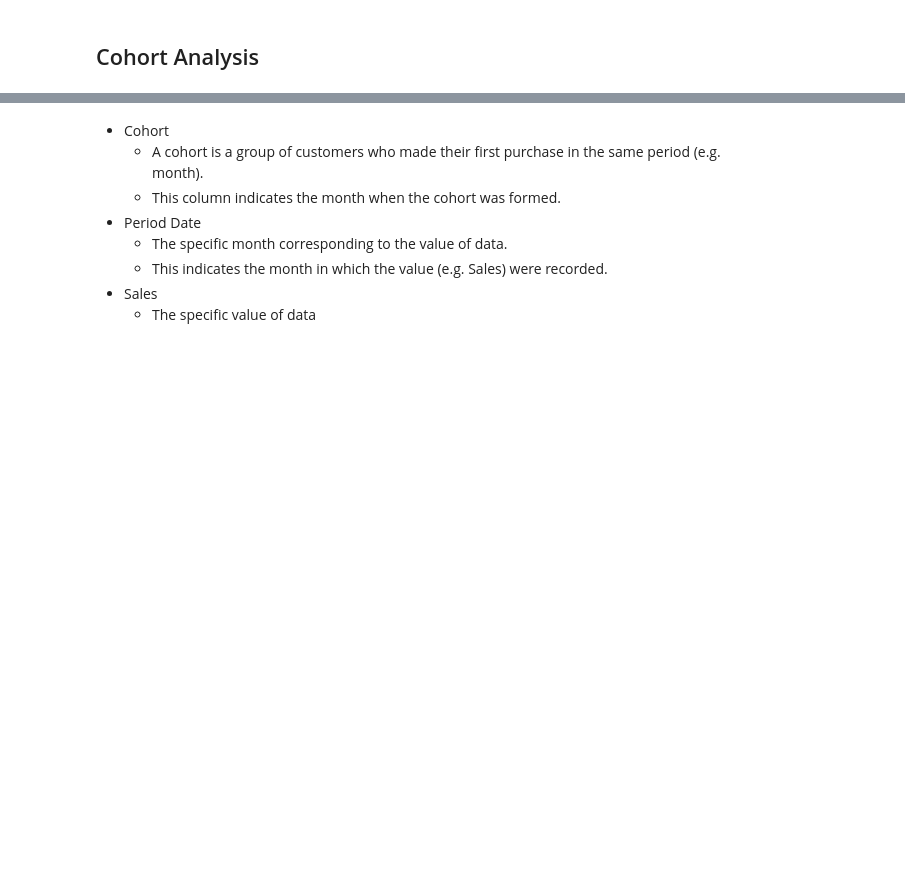
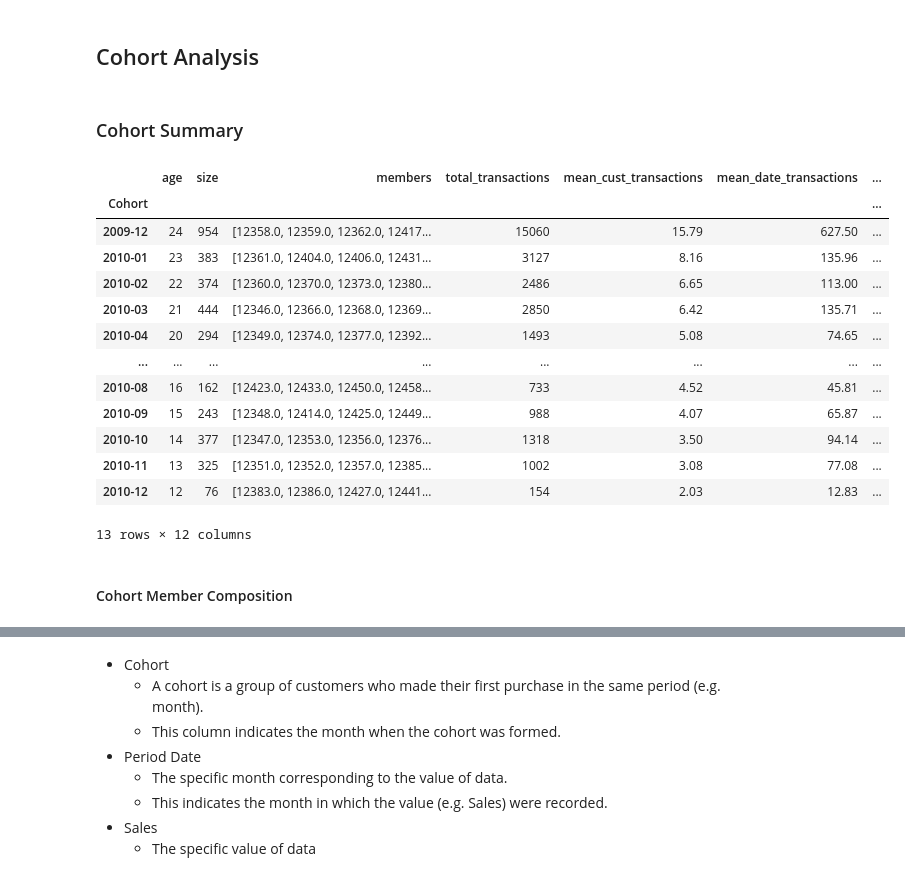
Before and after one commit to Agungvpzz/Customer-Cohort-Analysis, a Jupyter notebook: Cohort Analysis.ipynb, the cells around one changed output, grey strips where cells are left out. Cells and saved outputs as stored; diff of their text form; code cells hidden in the pictures; blank space fills up the shorter version.

```diff
--- a/Cohort Analysis.ipynb
+++ b/Cohort Analysis.ipynb
@@ -19,20 +19,12 @@ Attribute Information:
 ## Environment Setup
 # %%
 import os
-
 import pandas as pd
-import numpy as np
-
 import plotly.express as px
-import plotly.graph_objects as go
-import matplotlib.pyplot as plt
-
-from datetime import datetime
-from dateutil import relativedelta
 
 from collections import Counter
 
-pd.options.display.float_format = '{:.4f}'.format
+pd.options.display.float_format = '{:.2f}'.format
 pd.set_option('display.max_rows', 10)
 # %%
 import warnings
@@ -91,3 +90,28 @@ df = get_uk_online_retail_2()
 ## Cohort Analysis
 # %%
 MyCohort = Cohort(df, COL_CUSTOMER_ID, COL_ORDER_DATE, COL_ORDER_ID)
+# %% [markdown]
+### Cohort Summary
+# %%
+cohort_summary = MyCohort.get_cohort_summary('Sales', period_date='M')
+cohort_summary['Cohort'] = cohort_summary.index.strftime('%Y-%m-%d')
+cohort_summary = cohort_summary[cohort_summary['age'] >= 12]
+# %%
+cohort_summary
+# %% [output]
+|  | age | size | members | total_transactions | mean_cust_transactions | mean_date_transactions | ... |
+| Cohort |  |  |  |  |  |  | ... |
+| 2009-12 | 24 | 954 | [12358.0, 12359.0, 12362.0, 12417... | 15060 | 15.79 | 627.50 | ... |
+| 2010-01 | 23 | 383 | [12361.0, 12404.0, 12406.0, 12431... | 3127 | 8.16 | 135.96 | ... |
+| 2010-02 | 22 | 374 | [12360.0, 12370.0, 12373.0, 12380... | 2486 | 6.65 | 113.00 | ... |
+| 2010-03 | 21 | 444 | [12346.0, 12366.0, 12368.0, 12369... | 2850 | 6.42 | 135.71 | ... |
+| 2010-04 | 20 | 294 | [12349.0, 12374.0, 12377.0, 12392... | 1493 | 5.08 | 74.65 | ... |
+| ... | ... | ... | ... | ... | ... | ... | ... |
+| 2010-08 | 16 | 162 | [12423.0, 12433.0, 12450.0, 12458... | 733 | 4.52 | 45.81 | ... |
+| 2010-09 | 15 | 243 | [12348.0, 12414.0, 12425.0, 12449... | 988 | 4.07 | 65.87 | ... |
+| 2010-10 | 14 | 377 | [12347.0, 12353.0, 12356.0, 12376... | 1318 | 3.50 | 94.14 | ... |
+| 2010-11 | 13 | 325 | [12351.0, 12352.0, 12357.0, 12385... | 1002 | 3.08 | 77.08 | ... |
+| 2010-12 | 12 | 76 | [12383.0, 12386.0, 12427.0, 12441... | 154 | 2.03 | 12.83 | ... |
+13 rows × 12 columns
+# %% [markdown]
+#### Cohort Member Composition
```
Also changed, not shown: parts of 67 cells of this notebook, 1 other file.
